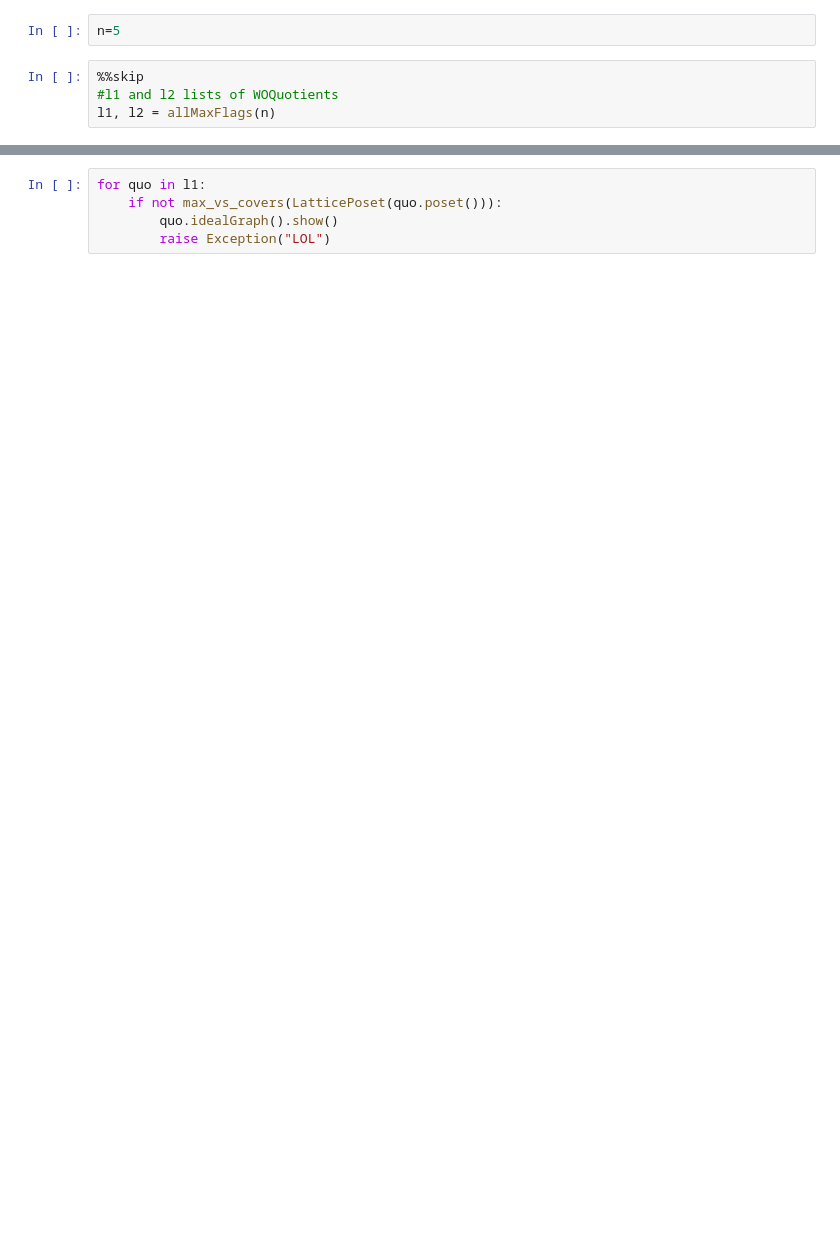
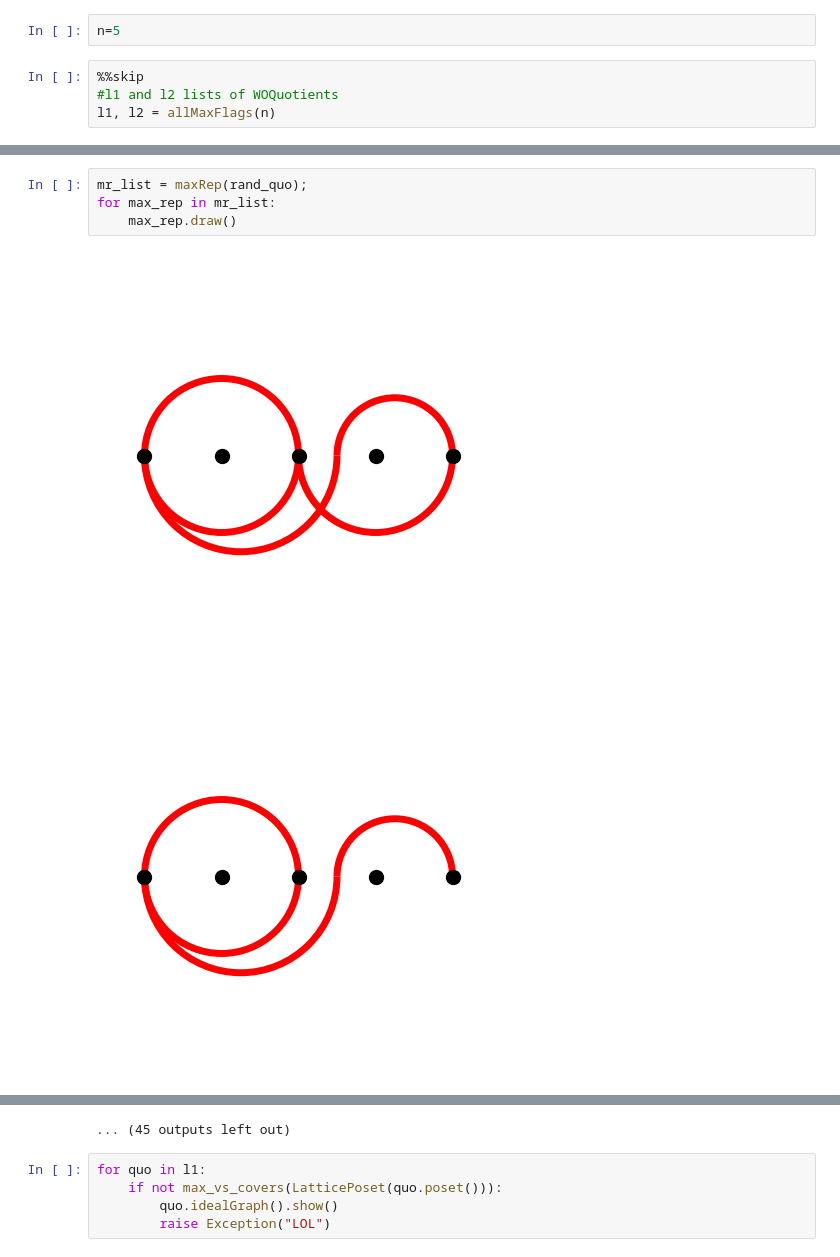
Before and after one commit to LudovicSchwob/Maxflag, a Jupyter notebook: code/Test_Louis.ipynb, the cells around one changed output, grey strips where cells are left out. Drawn from its saved outputs; the diff is of its cells as text; blank space fills up the shorter version.

```diff
--- a/code/Test_Louis.ipynb
+++ b/code/Test_Louis.ipynb
@@ -17,0 +51,7 @@ NameError: name 'l1' is not defined
+# %%
+mr_list = maxRep(rand_quo);
+for max_rep in mr_list:
+    max_rep.draw()
+# %% [output]
+[figure, added]
+[figure, added]
@@ -18,3 +68,4 @@ NameError: name 'l1' is not defined
+... (45 outputs left out)
 # %%
 for quo in l1:
     if not max_vs_covers(LatticePoset(quo.poset())):
```
Also changed, not shown: parts of 7 cells of this notebook, 1 other file.
